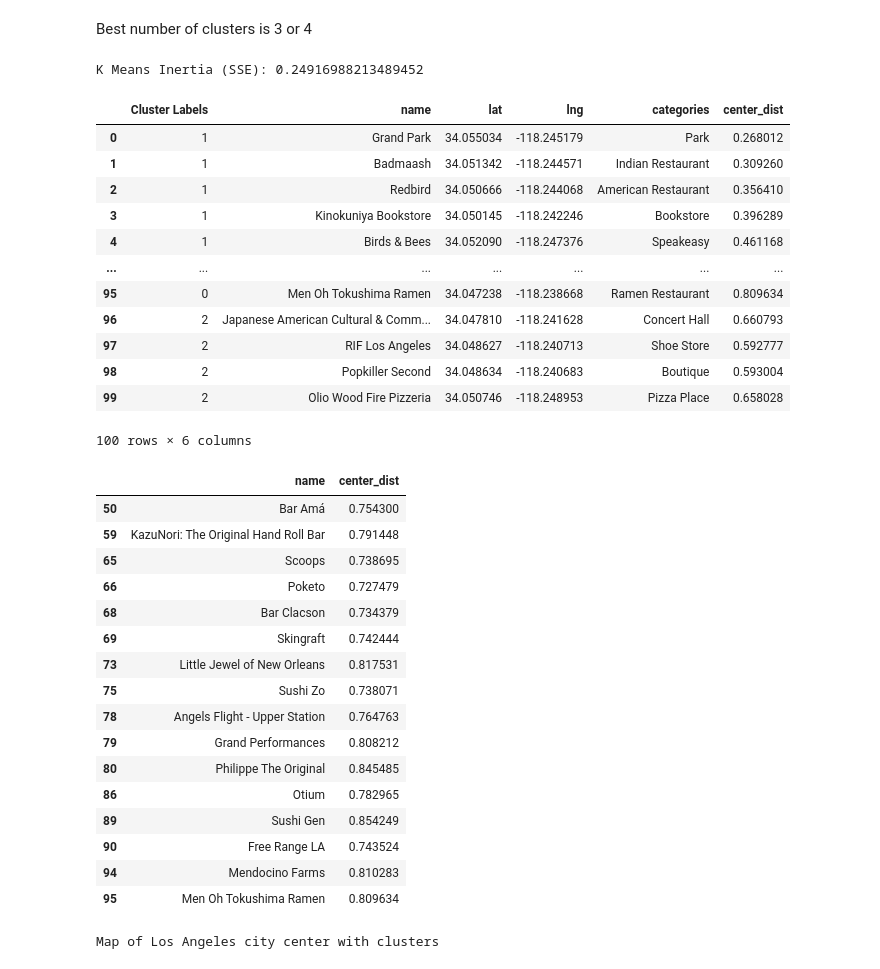
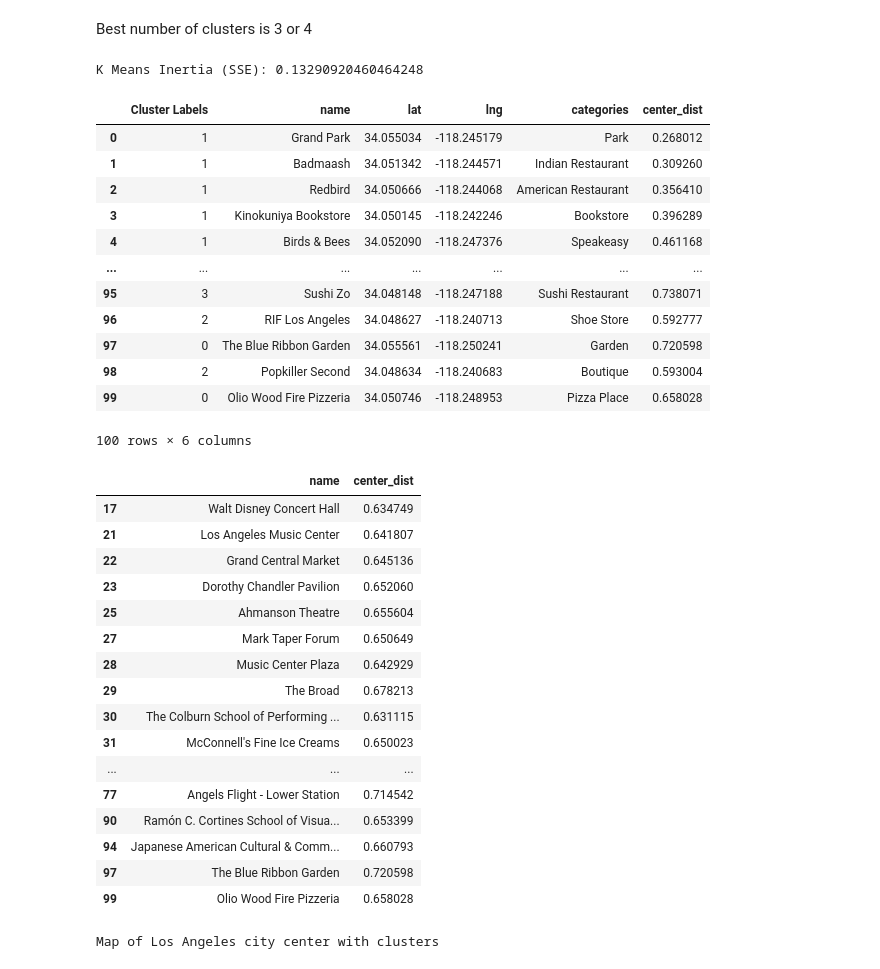
Before and after one commit to DrBrentRD/Coursera_Capstone, a Jupyter notebook: Capstone.ipynb, the cells around one changed output. Drawn from its saved outputs; the diff is of its cells as text; code cells hidden in the pictures.

```diff
--- a/Capstone.ipynb
+++ b/Capstone.ipynb
@@ -393,11 +393,11 @@ Best number of clusters is 3 or 4
 # %%
 #run the K Means algorithm
 ###test with 3 and 4 clusters
-kclusters = 3
+kclusters = 4
 kmeans_la = KMeans(init='k-means++', n_clusters=kclusters, random_state=0, n_init=12).fit(la_clustered)
 print('K Means Inertia (SSE):', kmeans_la.inertia_)
 # %% [output]
-K Means Inertia (SSE): 0.24916988213489452
+K Means Inertia (SSE): 0.13290920460464248
 # %%
 #add the kmeans labels to the dataframe
 la_clustered_merged = LA_venues.copy()
@@ -411,32 +411,32 @@ la_clustered_merged
 | 3 | 1 | Kinokuniya Bookstore | 34.050145 | -118.242246 | Bookstore | 0.396289 |
 | 4 | 1 | Birds & Bees | 34.052090 | -118.247376 | Speakeasy | 0.461168 |
 | ... | ... | ... | ... | ... | ... | ... |
-| 95 | 0 | Men Oh Tokushima Ramen | 34.047238 | -118.238668 | Ramen Restaurant | 0.809634 |
-| 96 | 2 | Japanese American Cultural & Comm... | 34.047810 | -118.241628 | Concert Hall | 0.660793 |
-| 97 | 2 | RIF Los Angeles | 34.048627 | -118.240713 | Shoe Store | 0.592777 |
+| 95 | 3 | Sushi Zo | 34.048148 | -118.247188 | Sushi Restaurant | 0.738071 |
+| 96 | 2 | RIF Los Angeles | 34.048627 | -118.240713 | Shoe Store | 0.592777 |
+| 97 | 0 | The Blue Ribbon Garden | 34.055561 | -118.250241 | Garden | 0.720598 |
 | 98 | 2 | Popkiller Second | 34.048634 | -118.240683 | Boutique | 0.593004 |
-| 99 | 2 | Olio Wood Fire Pizzeria | 34.050746 | -118.248953 | Pizza Place | 0.658028 |
+| 99 | 0 | Olio Wood Fire Pizzeria | 34.050746 | -118.248953 | Pizza Place | 0.658028 |
 100 rows × 6 columns
 # %%
-la_clustered_merged.loc[la_clustered_merged['Cluster Labels']==4, la_clustered_merged.columns[[1] + list(range(5, la_clustered_merged.shape[1]))]]
+la_clustered_merged.loc[la_clustered_merged['Cluster Labels']==0, la_clustered_merged.columns[[1] + list(range(5, la_clustered_merged.shape[1]))]]
 # %% [output]
 |  | name | center_dist |
-| 50 | Bar Amá | 0.754300 |
-| 59 | KazuNori: The Original Hand Roll Bar | 0.791448 |
-| 65 | Scoops | 0.738695 |
-| 66 | Poketo | 0.727479 |
-| 68 | Bar Clacson | 0.734379 |
-| 69 | Skingraft | 0.742444 |
-| 73 | Little Jewel of New Orleans | 0.817531 |
-| 75 | Sushi Zo | 0.738071 |
-| 78 | Angels Flight - Upper Station | 0.764763 |
-| 79 | Grand Performances | 0.808212 |
-| 80 | Philippe The Original | 0.845485 |
-| 86 | Otium | 0.782965 |
-| 89 | Sushi Gen | 0.854249 |
-| 90 | Free Range LA | 0.743524 |
-| 94 | Mendocino Farms | 0.810283 |
-| 95 | Men Oh Tokushima Ramen | 0.809634 |
+| 17 | Walt Disney Concert Hall | 0.634749 |
+| 21 | Los Angeles Music Center | 0.641807 |
+| 22 | Grand Central Market | 0.645136 |
+| 23 | Dorothy Chandler Pavilion | 0.652060 |
+| 25 | Ahmanson Theatre | 0.655604 |
+| 27 | Mark Taper Forum | 0.650649 |
+| 28 | Music Center Plaza | 0.642929 |
+| 29 | The Broad | 0.678213 |
+| 30 | The Colburn School of Performing ... | 0.631115 |
+| 31 | McConnell's Fine Ice Creams | 0.650023 |
+| ... | ... | ... |
+| 77 | Angels Flight - Lower Station | 0.714542 |
+| 90 | Ramón C. Cortines School of Visua... | 0.653399 |
+| 94 | Japanese American Cultural & Comm... | 0.660793 |
+| 97 | The Blue Ribbon Garden | 0.720598 |
+| 99 | Olio Wood Fire Pizzeria | 0.658028 |
 # %%
 #clustered map
 map_LA_clustered = folium.Map(location=[ca_latitude, ca_longitude], zoom_start=16)
```
Also changed, not shown: parts of 13 cells of this notebook.
